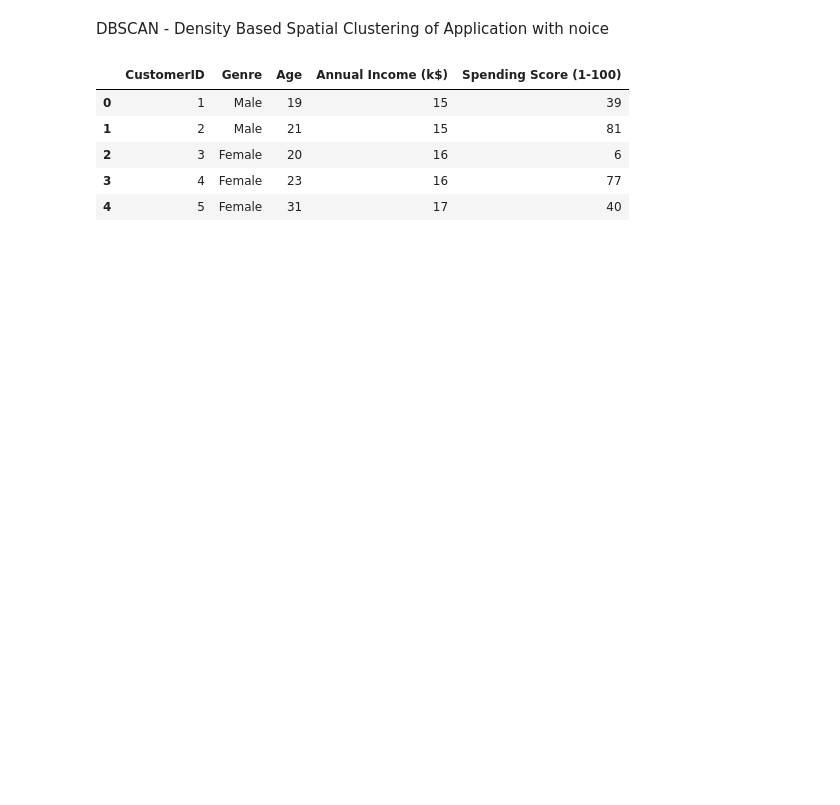
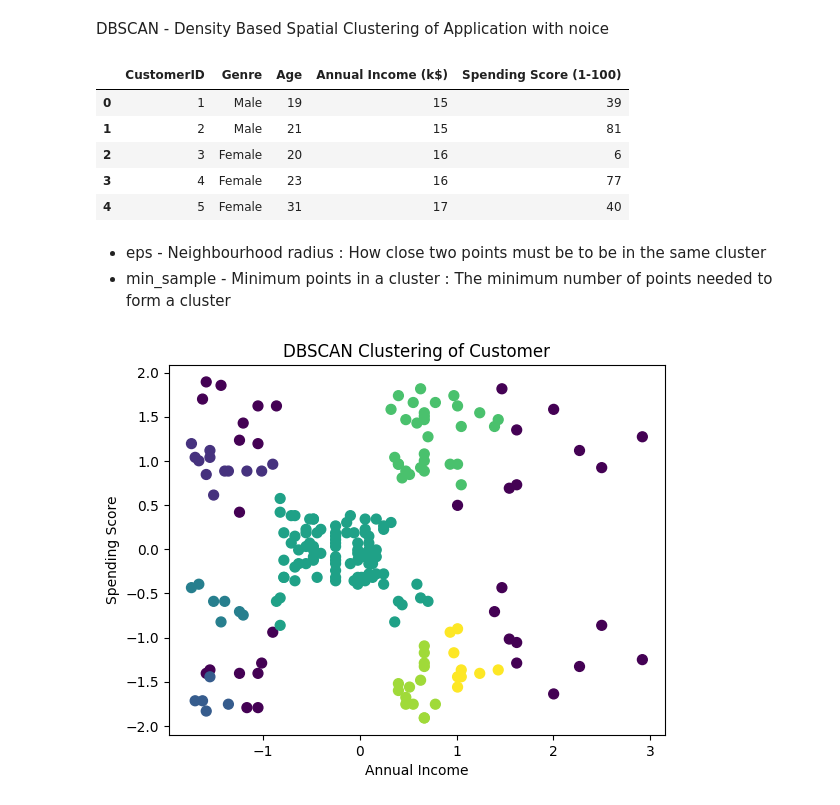
Before and after one commit to Sameerverma32/ML-12pm, a Jupyter notebook: clustering/Dbscan.ipynb, the cells around one changed output. Saved outputs shown, nothing was run; the diff lists cells and outputs as text; code cells hidden in the pictures; blank space fills up the shorter version.

```diff
--- a/clustering/Dbscan.ipynb
+++ b/clustering/Dbscan.ipynb
@@ -19,6 +19,17 @@ df.head()
 X = df.iloc[:, [3, 4]].values  # Assuming the last two columns are the features for clustering
 # %%
 X = StandardScaler().fit_transform(X)
+# %% [markdown]
+- eps - Neighbourhood radius : How close two points must be to be in the same cluster
+- min_sample - Minimum points in a cluster : The minimum number of points needed to form a cluster
 # %%
 dbscan = DBSCAN(eps=0.3, min_samples=5)
 labels = dbscan.fit_predict(X)
+# %%
+plt.scatter(X[:, 0], X[:, 1], c=labels, cmap='viridis', s=50)
+plt.title('DBSCAN Clustering of Customer')
+plt.xlabel('Annual Income')
+plt.ylabel('Spending Score')
+plt.show()
+# %% [output]
+[figure, added]
```
